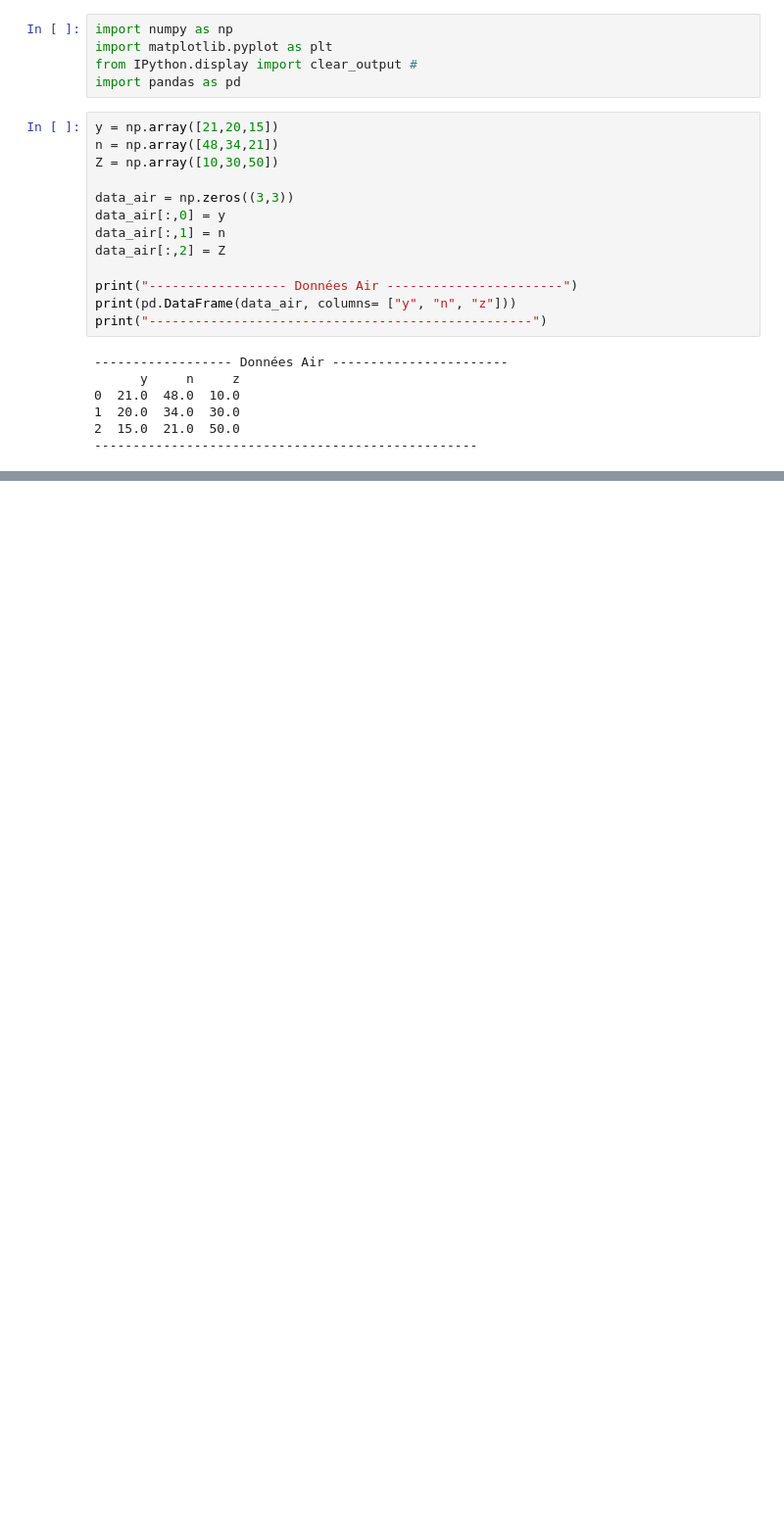
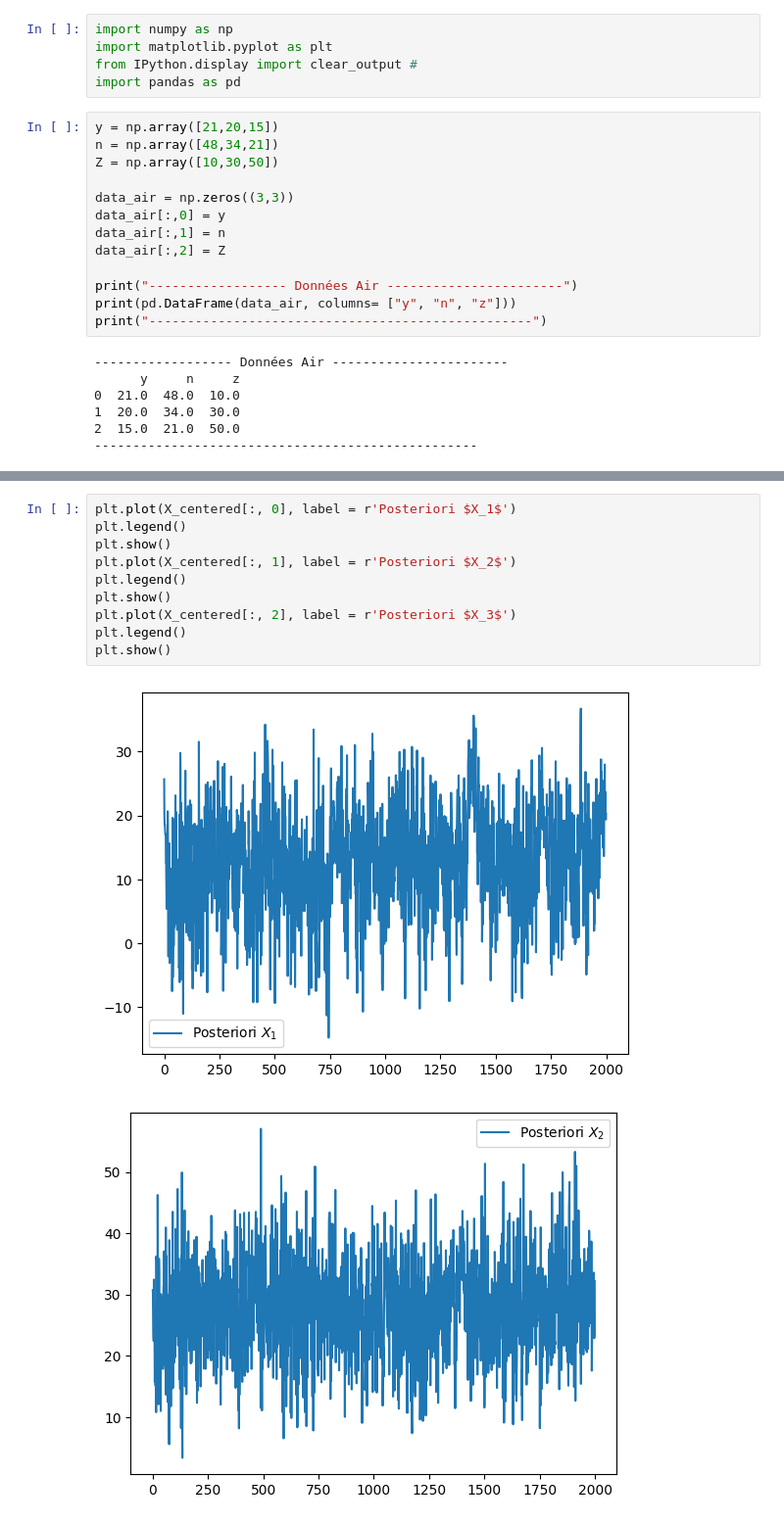
Before and after one commit to imn167/Air_Berkson, a Jupyter notebook: Gibbs.ipynb, the cells around one changed output, grey strips where cells are left out. Shown at 98% size. Saved outputs shown, nothing was run; the diff lists cells and outputs as text; blank space fills up the shorter version.

```diff
--- a/Gibbs.ipynb
+++ b/Gibbs.ipynb
@@ -140,0 +273,13 @@ Estimateur en moyenne de X3 42.48 et variance de la loi a posteriori 0.11
+# %%
+plt.plot(X_centered[:, 0], label = r'Posteriori $X_1$')
+plt.legend()
+plt.show()
+plt.plot(X_centered[:, 1], label = r'Posteriori $X_2$')
+plt.legend()
+plt.show()
+plt.plot(X_centered[:, 2], label = r'Posteriori $X_3$')
+plt.legend()
+plt.show()
+# %% [output]
+[figure, added]
+[figure, added]
```
Also changed, not shown: parts of 14 cells of this notebook.
